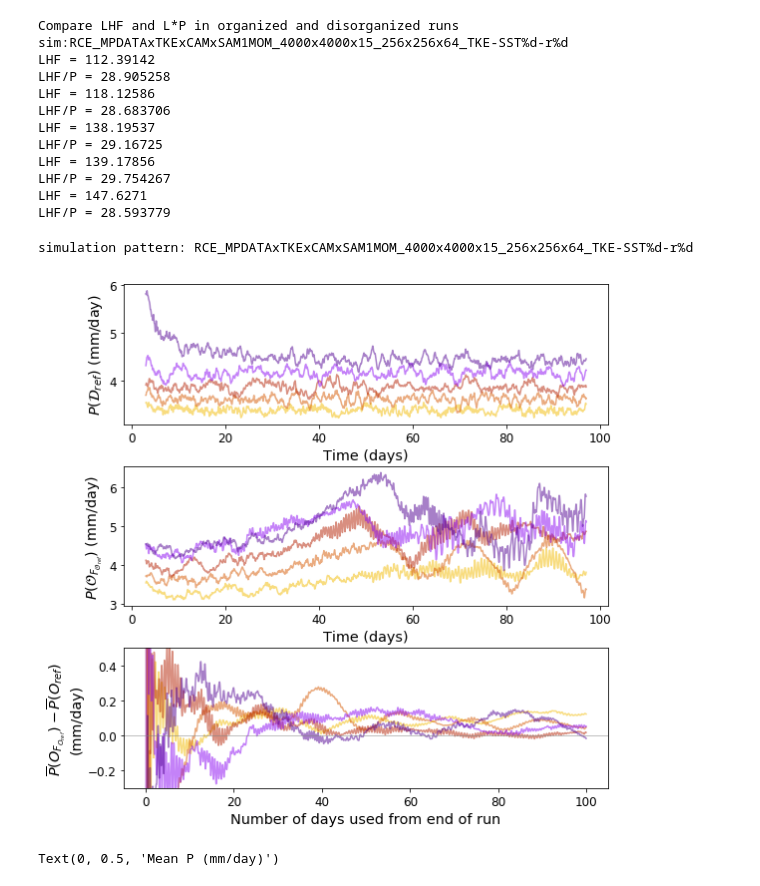
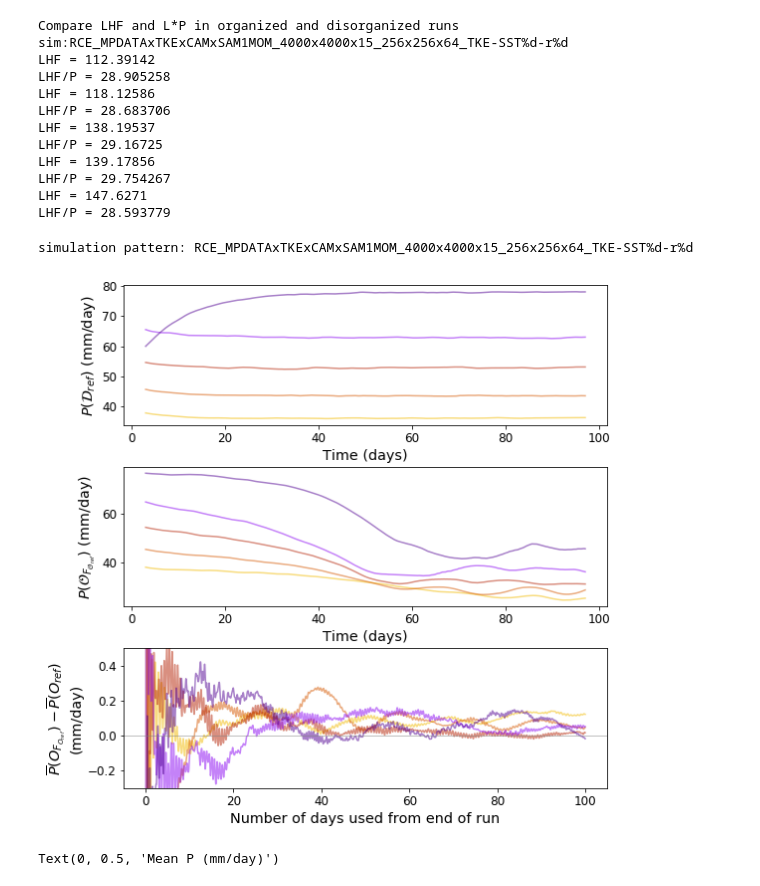
Before and after one commit to bfildier/Fildier2020, a Jupyter notebook: scripts/AdditionalFigures1stRev.ipynb, the cells around one changed output. Cells and saved outputs as stored; diff of their text form; code cells hidden in the pictures.

```diff
--- a/scripts/AdditionalFigures1stRev.ipynb
+++ b/scripts/AdditionalFigures1stRev.ipynb
@@ -1381,8 +1381,8 @@ SSTmin = 299.
 SSTmax = 309.
 SST_col = [cmap(i) for i in (SSTs-np.array(SSTmin))/(SSTmax-SSTmin)]
 
-varid = 'Prec'
-# varid = 'LHF'
+# varid = 'Prec'
+varid = 'PW'
 
 # Nhrs = 48
 Nhrs = 72
@@ -1426,36 +1426,38 @@ ax.set_xlabel('Time (days)')
 
 # Error between Oref and O(F_Oref)
 ax = axs[2]
+i_sim_agg = 0
+i_sim_sfcagg = 1
 
 varid = 'Prec'
 s = slice(0,100*24)
 
 for i_SST in range(len(SSTs)):
 
     SST = SSTs[i_SST]
     simname_agg = simname_patterns[i_sim_agg]%(SST,realiz[SST][i_sim_agg])
     simname_sfcagg = simname_patterns[i_sim_sfcagg]%(SST,realiz[SST][i_sim_sfcagg])
 
     data_agg = data_mean_t[simname_agg]
     data_sfcagg = data_mean_t[simname_sfcagg]
     pr_sfcagg = np.cumsum(np.flipud(data_agg[varid]))[s]/range(1,len(data_agg.time)+1)[s]
     pr_agg = np.cumsum(np.flipud(data_sfcagg[varid]))[s]/range(1,len(data_sfcagg.time)+1)[s]
 
     # plot
     ax.plot(data_agg.time[s],pr_agg-pr_sfcagg,c=SST_col[i_SST],alpha=0.5)
 
 ax.axhline(y=0,c='grey',linewidth=0.5)
 ax.set_xlabel('Number of days used from end of run')
 ax.set_ylabel(r'$\overline{P}(O_{F_{O_{ref}}})-\overline{P}(O_{ref})$'+'\n(mm/day)')
 ax.set_ylim((-.3,.5))
 
 
 plt.savefig(os.path.join(figuredir,'all','timeseries_%s_filtered%dh_%d.pdf'%(varid,Nhrs,i_sim)),
            bbox_inches='tight')
-plt.savefig(os.path.join(figuredir,'paper','FigureS1.pdf'),bbox_inches='tight')
+# plt.savefig(os.path.join(figuredir,'paper','FigureS1.pdf'),bbox_inches='tight')
 # %% [output]
 simulation pattern: RCE_MPDATAxTKExCAMxSAM1MOM_4000x4000x15_256x256x64_TKE-SST%d-r%d
-[figure, old version]
+[figure, new version]
 # %%
 i_sim = 0 # reference organized
 SSTmin = 299.
```
Also changed, not shown: 4 other files.
